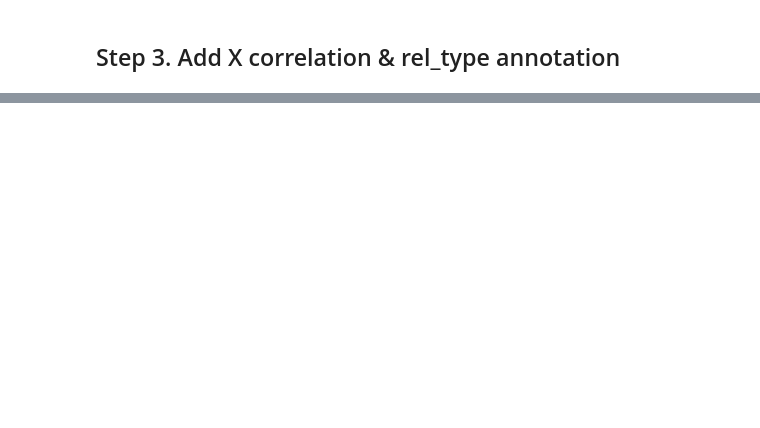
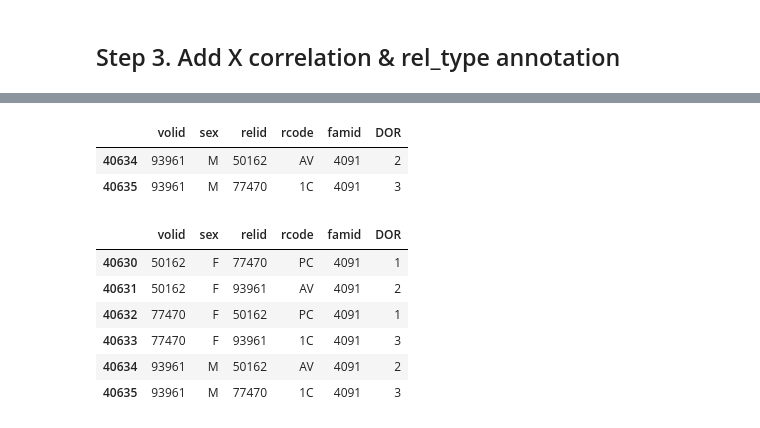
Before and after one commit to jerrylee9310/BIGFAM, a Jupyter notebook: notebook/make_relative_info.ipynb, the cells around one changed output, grey strips where cells are left out. Saved outputs shown, nothing was run; the diff lists cells and outputs as text; code cells hidden in the pictures; blank space fills up the shorter version.

Commit message:
infer relationship generation-scotland

```diff
--- a/notebook/make_relative_info.ipynb
+++ b/notebook/make_relative_info.ipynb
@@ -688,12 +689,11 @@ dtype: int64
 # %% [markdown]
 ### Step 2.2 make info
 # %%
-df_dor123 = df_kinship[df_kinship["DOR"].isin([1, 2, 3])].reset_index(drop=True)
+# relationship (volid, relid, rcode, famid, dor)
+df_dor123 = (df_kinship[df_kinship["DOR"].isin([1, 2, 3])]
+             .copy()
+             .reset_index(drop=True))
+# sex info (volid, sex)
+df_sex = (df_pheno[["id", "sex"]]
+          .copy()
+          .rename(columns={"id": "volid"}))
-# %%
-# formatting kinship
-before_after = {
-    "volid": "eid",
-    "relid": "eid_rel",
-    "rcode": "rel_type",
-}
-df_dor123 = df_dor123.rename(columns=before_after)
@@ -2335,0 +826,16 @@ df_pair
+# %%
+df_pairs[df_pairs["volid"] == 93961]
+# %% [output]
+|  | volid | sex | relid | rcode | famid | DOR |
+| 40634 | 93961 | M | 50162 | AV | 4091 | 2 |
+| 40635 | 93961 | M | 77470 | 1C | 4091 | 3 |
+# %%
+df_pairs[df_pairs["famid"] == 4091]
+# %% [output]
+|  | volid | sex | relid | rcode | famid | DOR |
+| 40630 | 50162 | F | 77470 | PC | 4091 | 1 |
+| 40631 | 50162 | F | 93961 | AV | 4091 | 2 |
+| 40632 | 77470 | F | 50162 | PC | 4091 | 1 |
+| 40633 | 77470 | F | 93961 | 1C | 4091 | 3 |
+| 40634 | 93961 | M | 50162 | AV | 4091 | 2 |
+| 40635 | 93961 | M | 77470 | 1C | 4091 | 3 |
```
Also changed, not shown: parts of 65 cells of this notebook, 5 other files.
